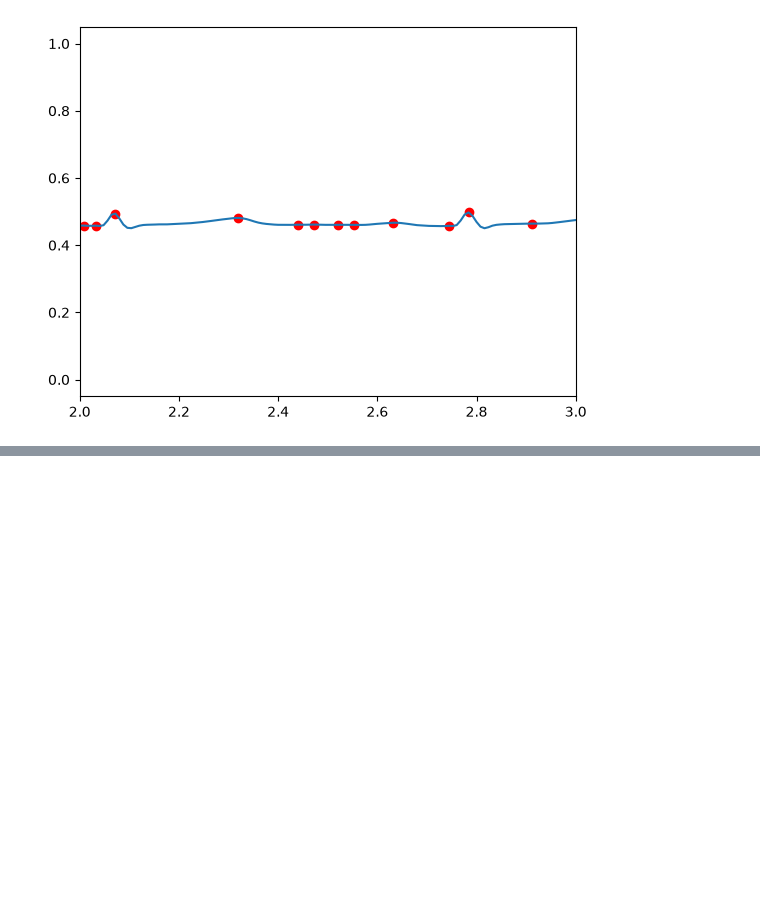
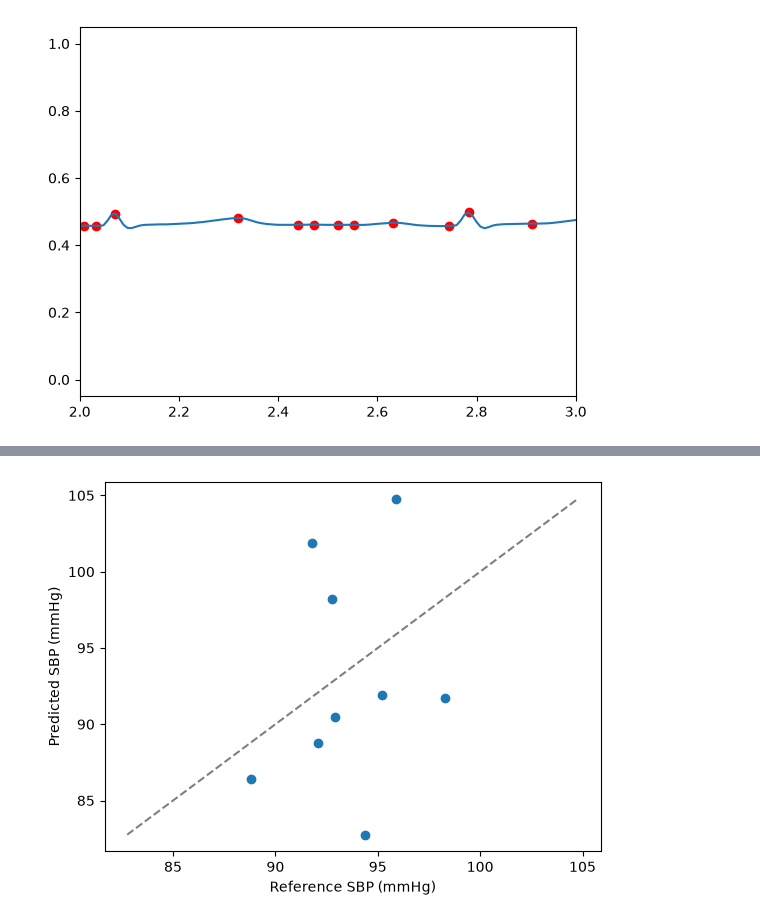
Before and after one commit to moraesand/HRV-BP-Correlation-Project, a Jupyter notebook: Untitled.ipynb, the cells around one changed output, grey strips where cells are left out. Saved outputs shown, nothing was run; the diff lists cells and outputs as text; code cells hidden in the pictures; blank space fills up the shorter version.

```diff
--- a/Untitled.ipynb
+++ b/Untitled.ipynb
@@ -324,0 +460,9 @@ for i in range(9):
+# %%
+# Run the CNN
+
+loss_fn = nn.MSELoss()
+
+optimizer = torch.optim.Adam(
+    model.parameters(),
+    lr=0.001
+)
@@ -324,0 +504,12 @@ for i in range(9):
+# %%
+model.eval()
+
+with torch.no_grad():
+    predictions = model(X)
+    mae = torch.mean(torch.abs(predictions - y), dim=0)
+
+print("Training SBP MAE:", mae[0].item(), "mmHg")
+print("Training DBP MAE:", mae[1].item(), "mmHg")
+
+print("First reference:", y[0])
+print("First prediction:", predictions[0])
@@ -324,0 +545,15 @@ for i in range(9):
+# %%
+plt.scatter(
+    y[:, 0].numpy(),
+    predictions[:, 0].numpy()
+)
+
+low = min(y[:, 0].min().item(), predictions[:, 0].min().item())
+high = max(y[:, 0].max().item(), predictions[:, 0].max().item())
+
+plt.plot([low, high], [low, high], "--", color="gray")
+plt.xlabel("Reference SBP (mmHg)")
+plt.ylabel("Predicted SBP (mmHg)")
+plt.show()
+# %% [output]
+[figure, added]
```
Also changed, not shown: parts of 11 cells of this notebook.
